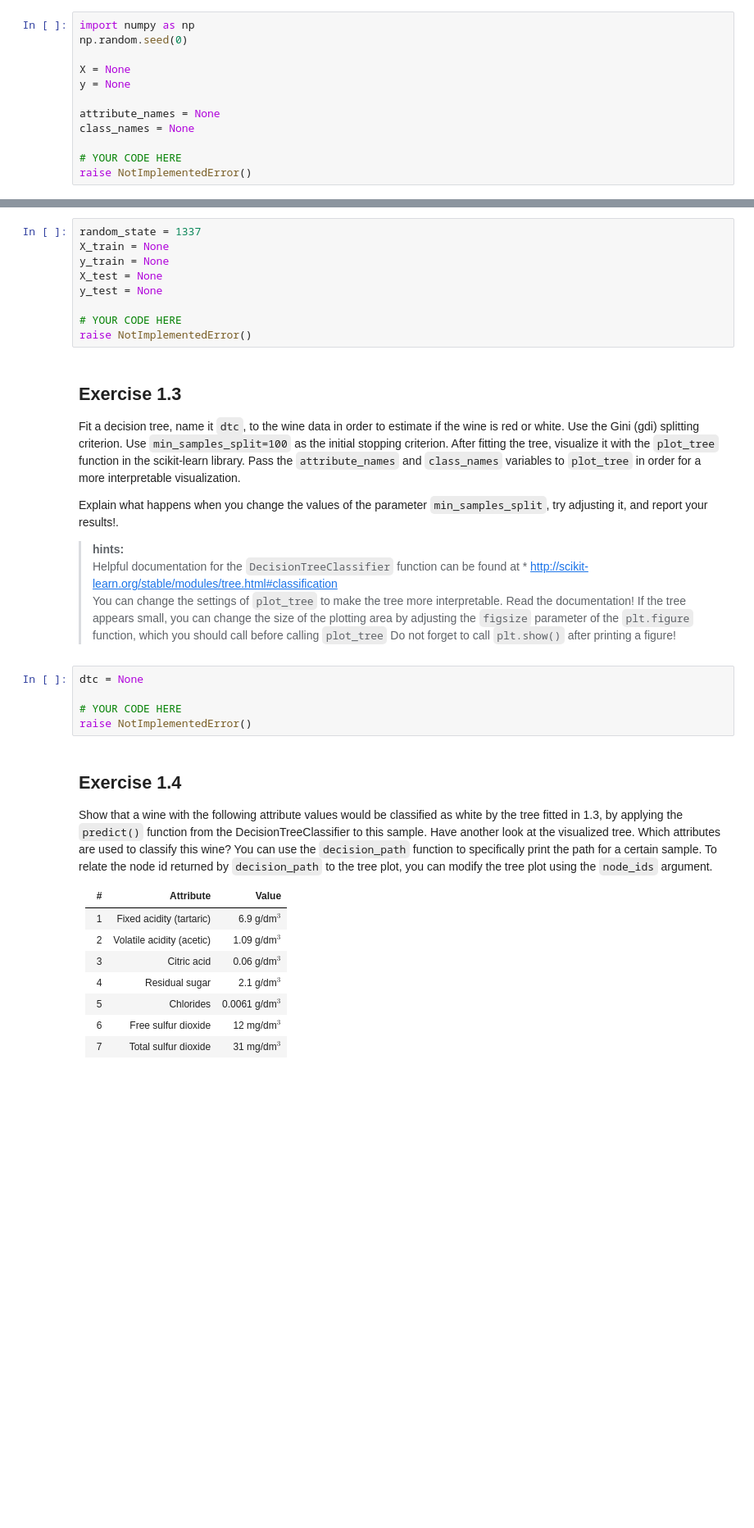
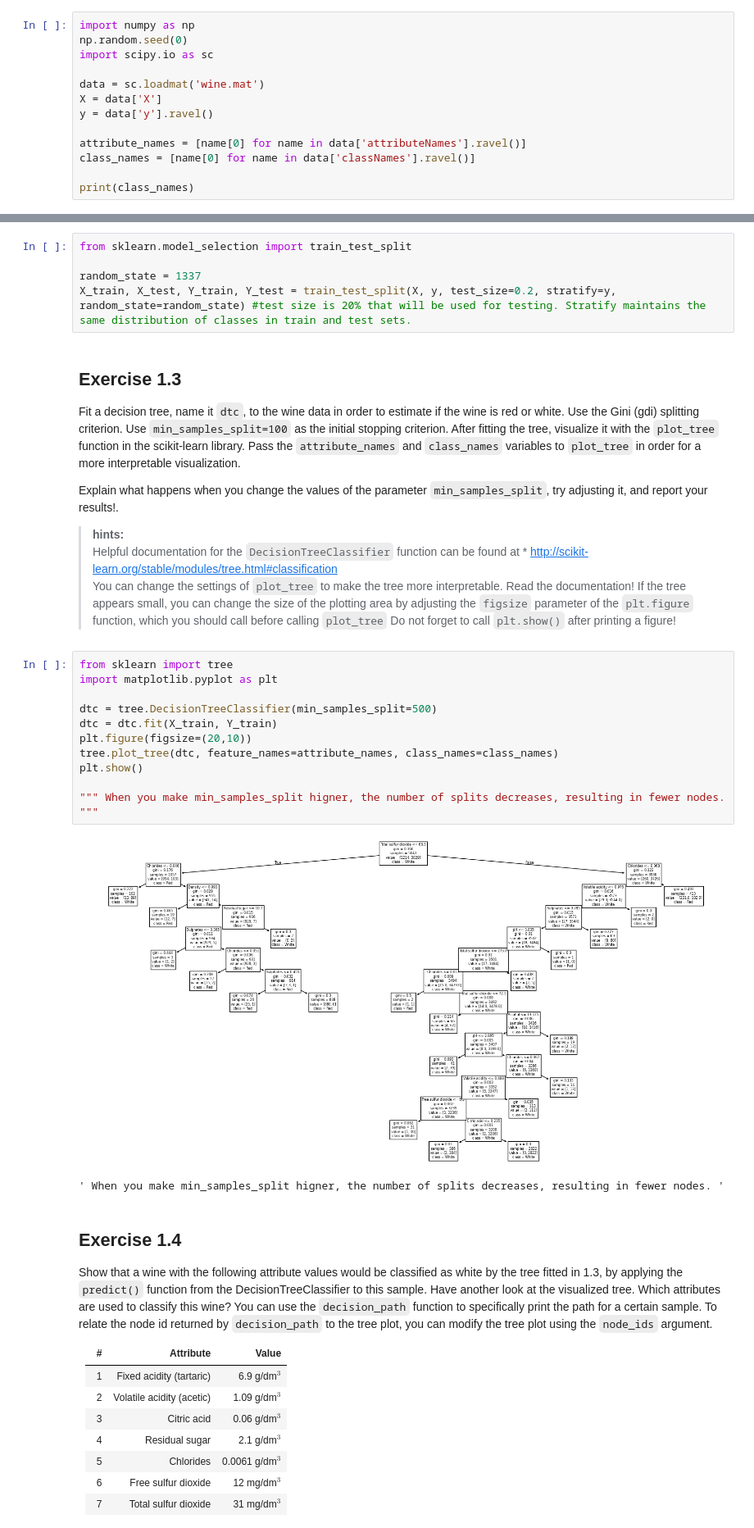
Before and after one commit to lanster42/Erasmus-Notes-25-26, a Jupyter notebook: Data mining and Machine learning/Assignment6/Assignment6_DMML_20251008.ipynb, the cells around one changed output, grey strips where cells are left out. Shown at 82% size. Saved outputs shown, nothing was run; the diff lists cells and outputs as text; blank space fills up the shorter version.

```diff
--- a/Data mining and Machine learning/Assignment6/Assignment6_DMML_20251008.ipynb
+++ b/Data mining and Machine learning/Assignment6/Assignment6_DMML_20251008.ipynb
@@ -48,12 +50,13 @@ The object in wine.mat is a dictionary. The attributes are stored in matrix `X`,
 # %%
 import numpy as np
 np.random.seed(0)
+import scipy.io as sc
 
-X = None
-y = None
+data = sc.loadmat('wine.mat')
+X = data['X']
+y = data['y'].ravel()
 
-attribute_names = None
-class_names = None
+attribute_names = [name[0] for name in data['attributeNames'].ravel()]
+class_names = [name[0] for name in data['classNames'].ravel()]
 
-# YOUR CODE HERE
-raise NotImplementedError()
+print(class_names)
@@ -62,14 +67,10 @@ raise NotImplementedError()
 
 In the next exercises, we will split the dataset into what we call a 'training set' and a 'test set'. We then create our decision tree using the training set, and then we use the test set to see how accurate this decision tree is on new data. Use the model_selection.train_test_split function to split X and Y into training and test sets. Use random state 1337 when stratifying (why do we fix the random seed?).
 # %%
+from sklearn.model_selection import train_test_split
+
 random_state = 1337
-X_train = None
-y_train = None
-X_test = None
-y_test = None
-
-# YOUR CODE HERE
-raise NotImplementedError()
+X_train, X_test, Y_train, Y_test = train_test_split(X, y, test_size=0.2, stratify=y, random_state=random_state) #test size is 20% that will be used for testing. Stratify maintains the same distribution of classes in train and test sets.
 # %% [markdown]
 ## Exercise 1.3
 
@@ -83,10 +84,19 @@ You can change the settings of `plot_tree` to make the tree more interpretable.
 If the tree appears small, you can change the size of the plotting area by adjusting the `figsize` parameter of the `plt.figure` function, which you should call before calling `plot_tree`
 Do not forget to call `plt.show()` after printing a figure!
 # %%
-dtc = None
+from sklearn import tree
+import matplotlib.pyplot as plt
 
-# YOUR CODE HERE
-raise NotImplementedError()
+dtc = tree.DecisionTreeClassifier(min_samples_split=500)
+dtc = dtc.fit(X_train, Y_train)
+plt.figure(figsize=(20,10))
+tree.plot_tree(dtc, feature_names=attribute_names, class_names=class_names)
+plt.show()
+
+""" When you make min_samples_split higner, the number of splits decreases, resulting in fewer nodes. """
+# %% [output]
+[figure, added]
+' When you make min_samples_split higner, the number of splits decreases, resulting in fewer nodes. '
 # %% [markdown]
 ## Exercise 1.4
 
```
Also changed, not shown: parts of 4 cells of this notebook, 2 other files.
